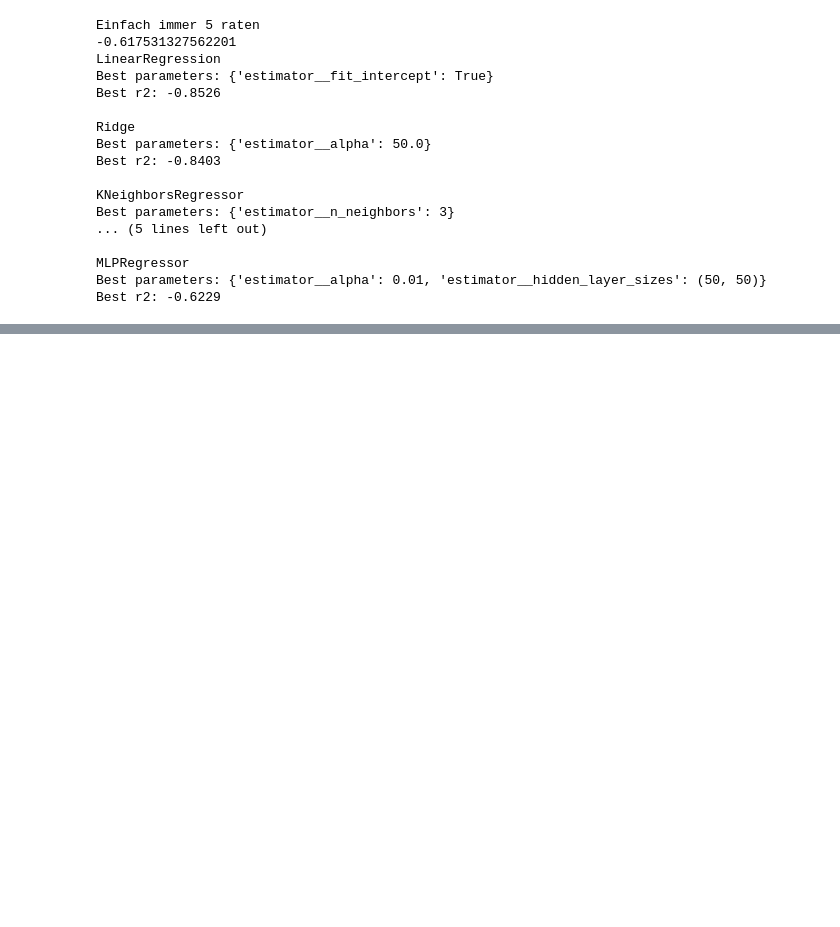
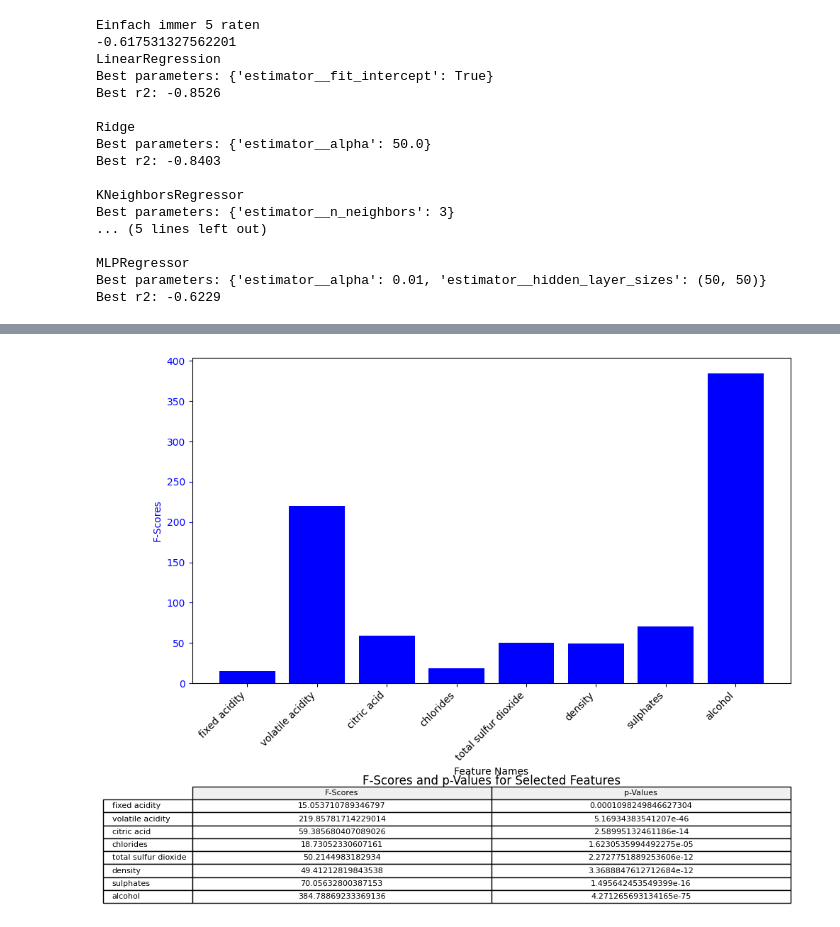
Before and after one commit to Yonekin/Machine-Learning-Group-3, a Jupyter notebook: ML_Group3_Red_Wine.ipynb, the cells around one changed output, grey strips where cells are left out. Saved outputs shown, nothing was run; the diff lists cells and outputs as text; code cells hidden in the pictures; blank space fills up the shorter version.

```diff
--- a/ML_Group3_Red_Wine.ipynb
+++ b/ML_Group3_Red_Wine.ipynb
@@ -272,0 +621,60 @@ Best r2: -0.6229
+# %%
+# Feature Engineering
+
+# Store original feature names
+original_feature_names = data_train.columns.tolist()
+
+# Identify numeric columns
+numeric_columns = data_train.select_dtypes(include=['number']).columns.tolist()
+
+# Create a ColumnTransformer to scale numeric features
+preprocessor = ColumnTransformer(
+    transformers=[
+        ('num', StandardScaler(), numeric_columns),
+    ])
+
+# Create a pipeline with the ColumnTransformer and SelectFwe
+pipeline = Pipeline([
+    ('preprocessor', preprocessor),
+    ('selector', SelectFwe(score_func=f_regression, alpha=0.01))
+])
+
+# Fit and transform the data
+X_selected = pipeline.fit_transform(data_train, target_train)
+
+# Get selected feature indices
+selected_indices = pipeline.named_steps['selector'].get_support(indices=True)
+
+# Get F-scores and p-values for all features
+f_scores, p_values = f_regression(data_train, target_train)
+
+# Extract F-scores and p-values for selected features
+selected_f_scores = f_scores[selected_indices]
+selected_p_values = p_values[selected_indices]
+
+# Get corresponding feature names after preprocessing
+selected_feature_names = [original_feature_names[i] for i in selected_indices]
+
+# Plotting
+fig, (ax1, ax2) = plt.subplots(2, 1, figsize=(10, 8), gridspec_kw={'height_ratios': [3, 1]})
+
+# Bar plot for F-scores
+ax1.bar(selected_feature_names, selected_f_scores, label='F-Scores', color='b')
+ax1.set_xlabel('Feature Names')
+ax1.set_ylabel('F-Scores', color='b')
+ax1.tick_params('y', colors='b')
+ax1.set_xticklabels(selected_feature_names, rotation=45, ha='right')
+
+# Table
+table_data = pd.DataFrame({'F-Scores': selected_f_scores, 'p-Values': selected_p_values}, index=selected_feature_names)
+table = ax2.table(cellText=table_data.values, colLabels=table_data.columns, rowLabels=table_data.index, loc='center', cellLoc='center', colColours=['#f0f0f0']*len(table_data.columns))
+table.auto_set_font_size(False)
+table.set_fontsize(8)
+
+ax2.axis('off')  # Turn off the axis for the second subplot
+
+fig.tight_layout()
+plt.title('F-Scores and p-Values for Selected Features')
+plt.show()
+# %% [output]
+[figure, added]
```
Also changed, not shown: parts of 12 cells of this notebook.
